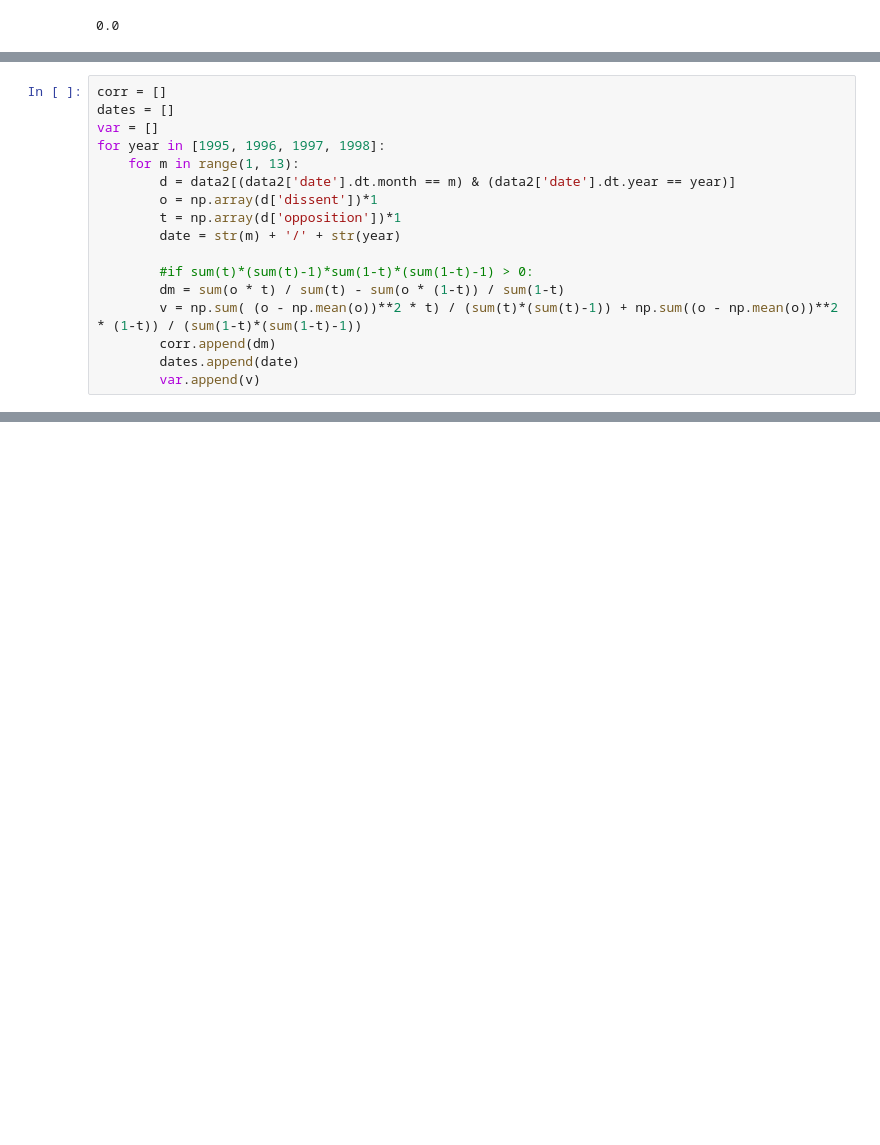
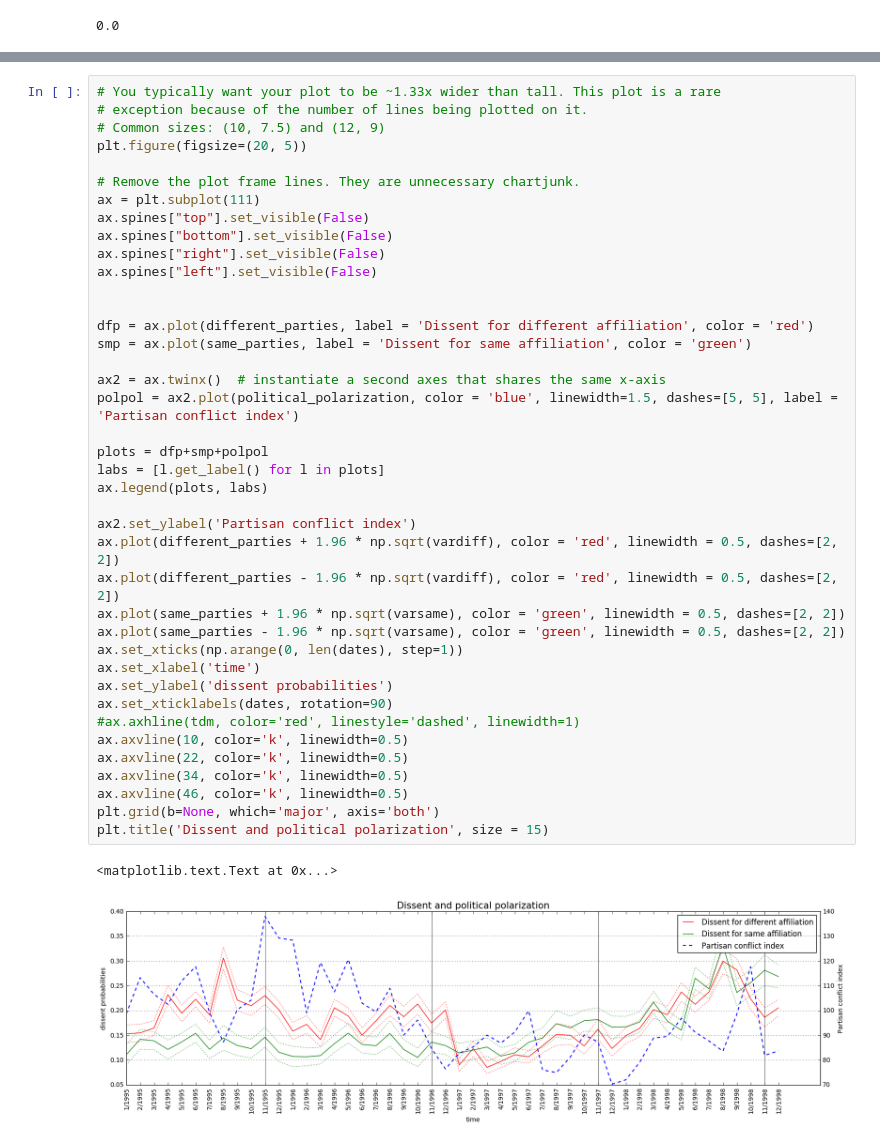
Before and after one commit to delphinevendryes/stat186-project, a Jupyter notebook: partisanship.ipynb, the cells around one changed output, grey strips where cells are left out. Drawn from its saved outputs; the diff is of its cells as text; blank space fills up the shorter version.

```diff
--- a/partisanship.ipynb
+++ b/partisanship.ipynb
@@ -234,17 +310,0 @@ plt.grid(b=None, which='major', axis='both')
-# %%
-corr = []
-dates = []
-var = []
-for year in [1995, 1996, 1997, 1998]:
-    for m in range(1, 13):
-        d = data2[(data2['date'].dt.month == m) & (data2['date'].dt.year == year)]
-        o = np.array(d['dissent'])*1
-        t = np.array(d['opposition'])*1
-        date = str(m) + '/' + str(year)
-
-        #if sum(t)*(sum(t)-1)*sum(1-t)*(sum(1-t)-1) > 0:
-        dm = sum(o * t) / sum(t) - sum(o * (1-t)) / sum(1-t)
-        v = np.sum( (o - np.mean(o))**2 * t) / (sum(t)*(sum(t)-1)) + np.sum((o - np.mean(o))**2 * (1-t)) / (sum(1-t)*(sum(1-t)-1))
-        corr.append(dm)
-        dates.append(date)
-        var.append(v)
@@ -280,0 +340,43 @@ $\textrm{logit}(p_{ij}) = X_{case}$
+# %%
+# You typically want your plot to be ~1.33x wider than tall. This plot is a rare
+# exception because of the number of lines being plotted on it.
+# Common sizes: (10, 7.5) and (12, 9)
+plt.figure(figsize=(20, 5))
+
+# Remove the plot frame lines. They are unnecessary chartjunk.
+ax = plt.subplot(111)
+ax.spines["top"].set_visible(False)
+ax.spines["bottom"].set_visible(False)
+ax.spines["right"].set_visible(False)
+ax.spines["left"].set_visible(False)
+
+
+dfp = ax.plot(different_parties, label = 'Dissent for different affiliation', color = 'red')
+smp = ax.plot(same_parties, label = 'Dissent for same affiliation', color = 'green')
+
+ax2 = ax.twinx()  # instantiate a second axes that shares the same x-axis
+polpol = ax2.plot(political_polarization, color = 'blue', linewidth=1.5, dashes=[5, 5], label = 'Partisan conflict index')
+
+plots = dfp+smp+polpol
+labs = [l.get_label() for l in plots]
+ax.legend(plots, labs)
+
+ax2.set_ylabel('Partisan conflict index')
+ax.plot(different_parties + 1.96 * np.sqrt(vardiff), color = 'red', linewidth = 0.5, dashes=[2, 2])
+ax.plot(different_parties - 1.96 * np.sqrt(vardiff), color = 'red', linewidth = 0.5, dashes=[2, 2])
+ax.plot(same_parties + 1.96 * np.sqrt(varsame), color = 'green', linewidth = 0.5, dashes=[2, 2])
+ax.plot(same_parties - 1.96 * np.sqrt(varsame), color = 'green', linewidth = 0.5, dashes=[2, 2])
+ax.set_xticks(np.arange(0, len(dates), step=1))
+ax.set_xlabel('time')
+ax.set_ylabel('dissent probabilities')
+ax.set_xticklabels(dates, rotation=90)
+#ax.axhline(tdm, color='red', linestyle='dashed', linewidth=1)
+ax.axvline(10, color='k', linewidth=0.5)
+ax.axvline(22, color='k', linewidth=0.5)
+ax.axvline(34, color='k', linewidth=0.5)
+ax.axvline(46, color='k', linewidth=0.5)
+plt.grid(b=None, which='major', axis='both')
+plt.title('Dissent and political polarization', size = 15)
+# %% [output]
+<matplotlib.text.Text at 0x...>
+[figure, added]
```
Also changed, not shown: parts of 135 cells of this notebook, 1 other file.
